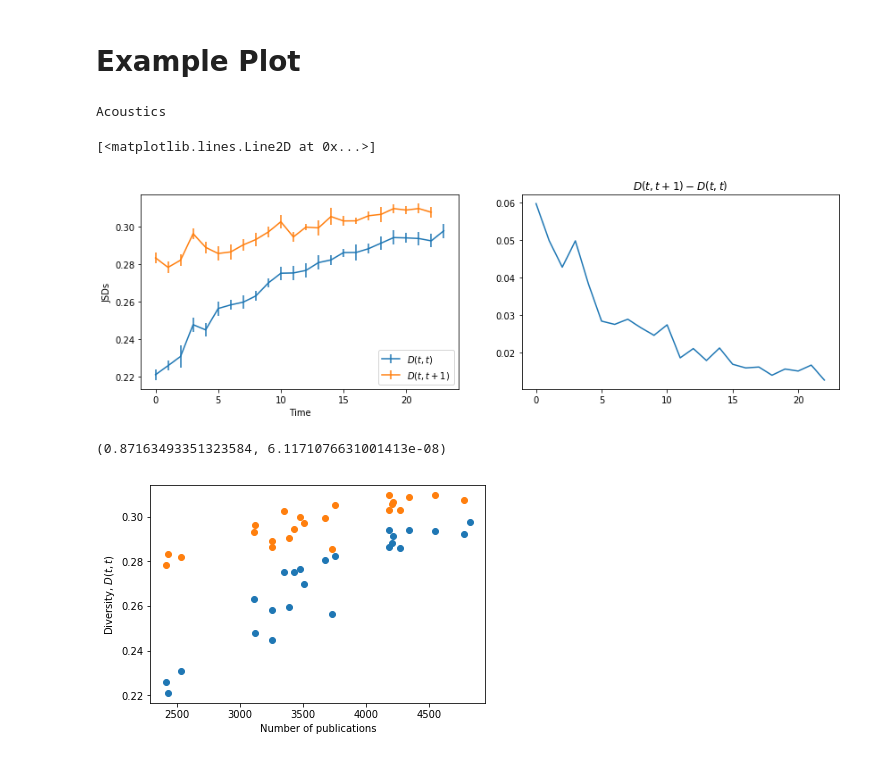
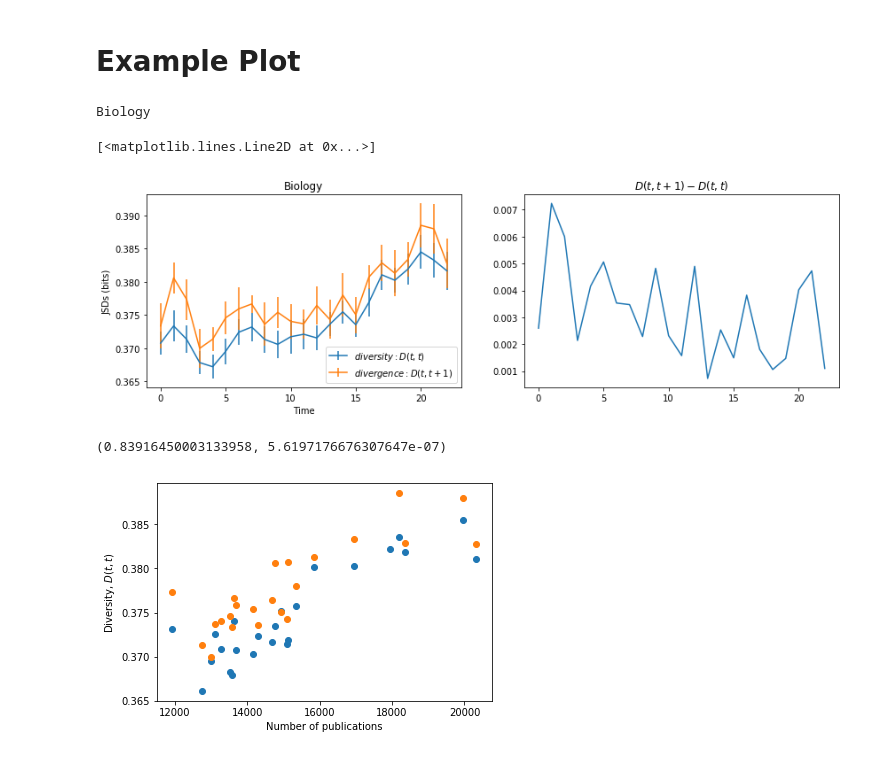
Before and after one commit to jlorince/wos-text-dynamics, a Jupyter notebook: notebooks/by-cat_onlyjsd_plot_results.ipynb, the cells around one changed output. Drawn from its saved outputs; the diff is of its cells as text; code cells hidden in the pictures.

Commit message:
notebook to make plots

```diff
--- a/notebooks/by-cat_onlyjsd_plot_results.ipynb
+++ b/notebooks/by-cat_onlyjsd_plot_results.ipynb
@@ -16,6 +16,8 @@ from scipy.stats import pearsonr
 The autoreload extension is already loaded. To reload it, use:
   %reload_ext autoreload
 # %%
-path_data = os.path.abspath(  os.path.join(os.pardir,'output','by-cat_wos')  )
+# path_data = os.path.abspath(  os.path.join(os.pardir,'output','by-cat_wos')  )
+path_data = os.path.abspath(  os.path.join(os.pardir,'output','by-cat_wos_nonoverlapping')  )
+
 print(path_data)
 # %% [output]
@@ -87,8 +89,8 @@ df
 # Example Plot
 # %%
 
-ind = list_cat.index('Biochemistry & Molecular Biology')
-ind=0
+# ind = list_cat.index('Biochemistry & Molecular Biology')
+ind=20
 cat = list_cat[ind]
 print(cat)
 filename = os.path.join( path_data, 'results_1_%s'%(cat) )
@@ -96,40 +98,46 @@ jsd_t_mu, jsd_t_std, jsd_tt_mu, jsd_tt_std = get_timeseries_cat(filename)
 t = np.arange(len(jsd_t_mu))
 tt = np.arange(len(jsd_tt_mu))
 # %% [output]
-Acoustics
+Biology
 # %%
 plt.figure(figsize=(14,4))
 
 plt.subplot(121)
-x = t
-y = jsd_t_mu
-yerr = jsd_t_std
-plt.errorbar(x,y,yerr=yerr,label=r'$D(t,t)$')
+## 'diversity' at time t
+# x = t
+# y = jsd_t_mu
+# yerr = jsd_t_std
+## avg 'diversity in t, and t+1
+x = tt
+y = 0.5*(jsd_t_mu[1:]+jsd_t_mu[:-1])
+yerr = 0.5*np.sqrt(jsd_t_std[1:]**2+jsd_t_std[:-1]**2)
+
+plt.errorbar(x,y,yerr=yerr,label=r'$diversity: D(t,t)$')
 
 x = tt
 y = jsd_tt_mu
 yerr = jsd_tt_std
-plt.errorbar(x,y,yerr=yerr,label=r'$D(t,t+1)$')
+plt.errorbar(x,y,yerr=yerr,label=r'$divergence: D(t,t+1)$')
 
 plt.plot()
 
 plt.legend(loc='lower right')
-
+plt.title('%s'%(cat))
 plt.xlabel('Time')
-plt.ylabel('JSDs')
+plt.ylabel('JSDs (bits)')
 
 plt.subplot(122)
 plt.title(r'$D(t,t+1) - D(t,t) $')
 x = tt
 y = 0.5*(jsd_t_mu[1:]+jsd_t_mu[:-1])
 # plt.plot(x,y)
 
 x = tt
 y = jsd_tt_mu - 0.5*(jsd_t_mu[1:]+jsd_t_mu[:-1])
 plt.plot(x,y)
 # %% [output]
 [<matplotlib.lines.Line2D at 0x...>]
-[figure, old version]
+[figure, new version]
 # %%
 ## relation between publications and D_t
 num_pubs = df[cat].values[:-1]
@@ -140,5 +148,5 @@ plt.xlabel('Number of publications')
 plt.ylabel(r'Diversity, $D(t,t)$')
 pearsonr(jsd_tt_mu,num_pubs[:-1])
 # %% [output]
-(0.87163493351323584, 6.1171076631001413e-08)
+(0.83916450003133958, 5.6197176676307647e-07)
-[figure, old version]
+[figure, new version]
```
Also changed, not shown: parts of 4 cells of this notebook.
